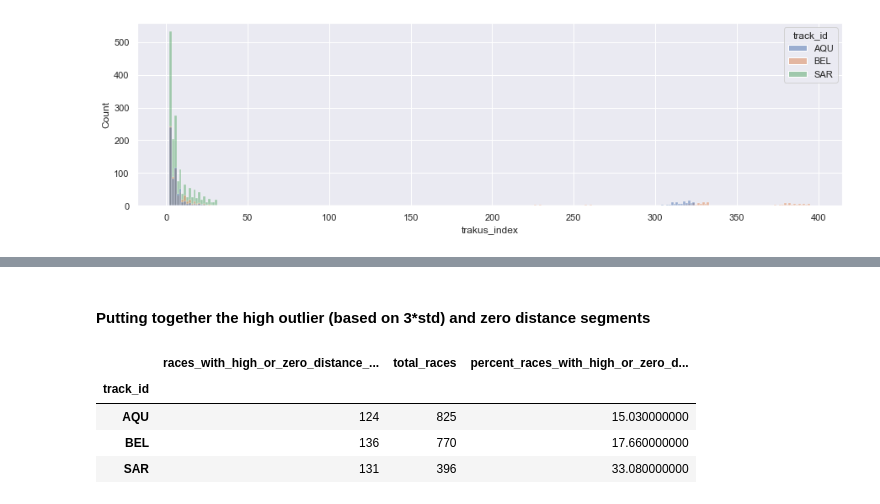
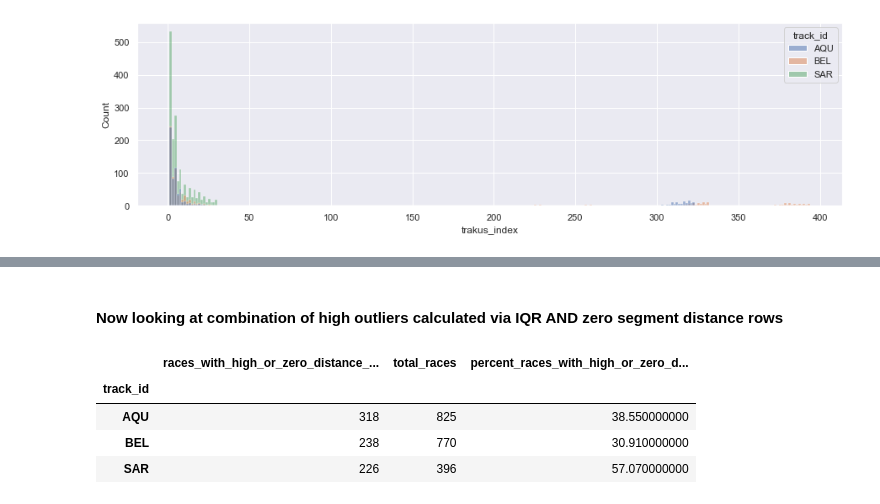
Before and after one commit to jrioross/hhg-big-data-derby-2022, a Jupyter notebook: notebooks/mews_derby_outlier_eda.ipynb, the cells around one changed output, grey strips where cells are left out. Cells and saved outputs as stored; diff of their text form; code cells hidden in the pictures.

```diff
--- a/notebooks/mews_derby_outlier_eda.ipynb
+++ b/notebooks/mews_derby_outlier_eda.ipynb
@@ -37,6 +40,6 @@ pd.set_option('display.float_format', lambda x: '%.9f' % x)
 # %%
-stats = full[['seg_dist_yd', 'seg_speed_yd/s', 'seg_mph', 'cum_dist_yd', 'avg_speed_yd/s', 'avg_mph',
-       'seg_accel_yd/s2']].describe()
+stats = full[['seg_dist_ft', 'seg_speed_ft/s', 'seg_mph', 'cum_dist_ft', 'avg_speed_ft/s', 'avg_mph',
+       'seg_accel_ft/s2']].describe()
 # %%
 stats
 # %% [output]
@@ -52,2 +57,4 @@ stats
 # %%
-seg_dist_IQR = (stats['seg_dist_yd'][6] - stats['seg_dist_yd'][4])
+seg_dist_IQR = (stats['seg_dist_ft'][6] - stats['seg_dist_ft'][4])
+high_outliers = full.loc[full['seg_dist_ft'] > (stats['seg_dist_ft'][6] + 1.5*seg_dist_IQR)]
+len(high_outliers) / len(full) * 100
@@ -497,17 +351,22 @@ sns.histplot(data=zero_dist, x="trakus_index", hue="track_id")
-# %% [markdown]
-#### Putting together the high outlier (based on 3*std) and zero distance segments
+# %% [markdown]
+#### Now looking at combination of high outliers calculated via IQR AND zero segment distance rows
 # %%
-high_zero_dist = full.loc[(full['seg_dist_yd'] > (stats['seg_dist_yd'][1] + 3*std)) | (full['seg_dist_yd']==0)]
+high_zero_dist = (
+    full
+    .loc[(full['seg_dist_ft'] > (stats['seg_dist_ft'][6] + 1.5*seg_dist_IQR))
+          |
+          (full['seg_dist_ft']==0)]
+)
 
 high_zero_dist_races = grouped_race_count(high_zero_dist)
 
 sum_high_zero_dist_races = track_sums(high_zero_dist_races)
 
 high_zero_dist_overall = combine_and_percent(sum_high_zero_dist_races, 'races_with_high_or_zero_distance_segments')
 high_zero_dist_overall
 # %% [output]
 |  | races_with_high_or_zero_distance_... | total_races | percent_races_with_high_or_zero_d... |
 | track_id |  |  |  |
-| AQU | 124 | 825 | 15.030000000 |
-| BEL | 136 | 770 | 17.660000000 |
-| SAR | 131 | 396 | 33.080000000 |
+| AQU | 318 | 825 | 38.550000000 |
+| BEL | 238 | 770 | 30.910000000 |
+| SAR | 226 | 396 | 57.070000000 |
```
Also changed, not shown: parts of 56 cells of this notebook, 3 other files.
